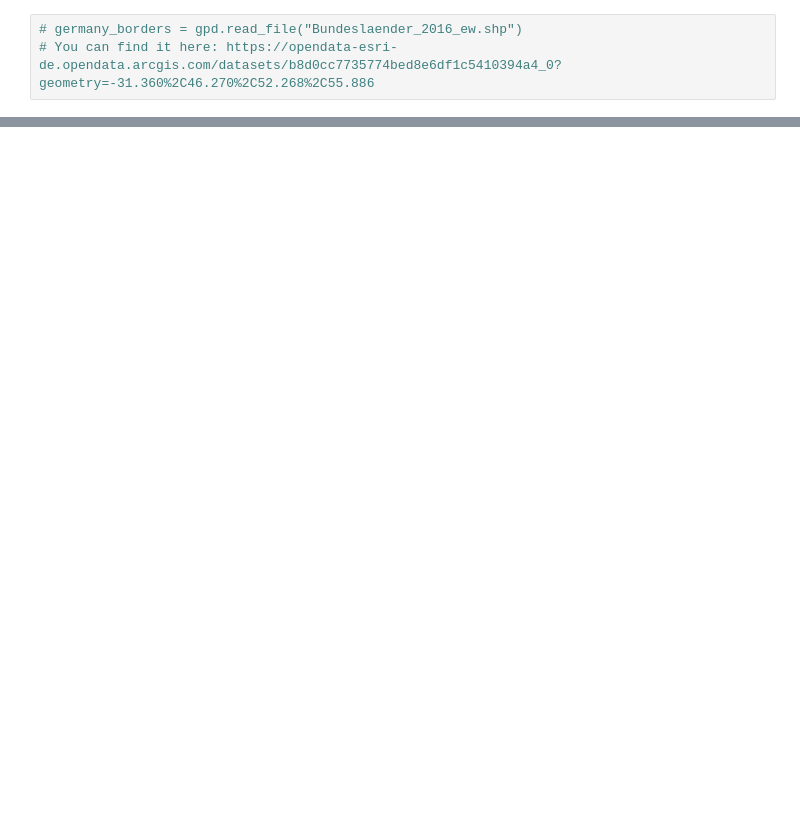
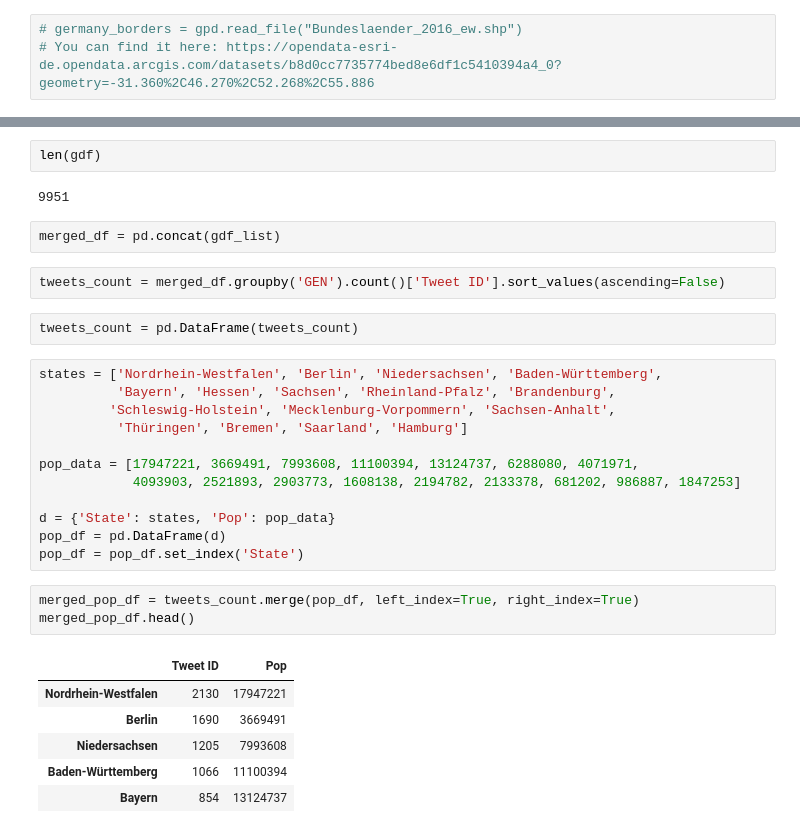
Before and after one commit to gerwolf/webscraping-workshop, a Jupyter notebook: DataFrames and APIs/DataFrames and APIs.ipynb, the cells around one changed output, grey strips where cells are left out. Drawn from its saved outputs; the diff is of its cells as text; blank space fills up the shorter version.

```diff
--- a/DataFrames and APIs/DataFrames and APIs.ipynb
+++ b/DataFrames and APIs/DataFrames and APIs.ipynb
@@ -675,0 +764,32 @@ iplot(fig, filename ="geomap_twitter")
+# %%
+len(gdf)
+# %% [output]
+9951
+# %%
+merged_df = pd.concat(gdf_list)
+# %%
+tweets_count = merged_df.groupby('GEN').count()['Tweet ID'].sort_values(ascending=False)
+# %%
+tweets_count = pd.DataFrame(tweets_count)
+# %%
+states = ['Nordrhein-Westfalen', 'Berlin', 'Niedersachsen', 'Baden-Württemberg',
+          'Bayern', 'Hessen', 'Sachsen', 'Rheinland-Pfalz', 'Brandenburg',
+         'Schleswig-Holstein', 'Mecklenburg-Vorpommern', 'Sachsen-Anhalt',
+          'Thüringen', 'Bremen', 'Saarland', 'Hamburg']
+
+pop_data = [17947221, 3669491, 7993608, 11100394, 13124737, 6288080, 4071971,
+            4093903, 2521893, 2903773, 1608138, 2194782, 2133378, 681202, 986887, 1847253]
+
+d = {'State': states, 'Pop': pop_data}
+pop_df = pd.DataFrame(d)
+pop_df = pop_df.set_index('State')
+# %%
+merged_pop_df = tweets_count.merge(pop_df, left_index=True, right_index=True)
+merged_pop_df.head()
+# %% [output]
+|  | Tweet ID | Pop |
+| Nordrhein-Westfalen | 2130 | 17947221 |
+| Berlin | 1690 | 3669491 |
+| Niedersachsen | 1205 | 7993608 |
+| Baden-Württemberg | 1066 | 11100394 |
+| Bayern | 854 | 13124737 |
```
Also changed, not shown: parts of 21 cells of this notebook.
